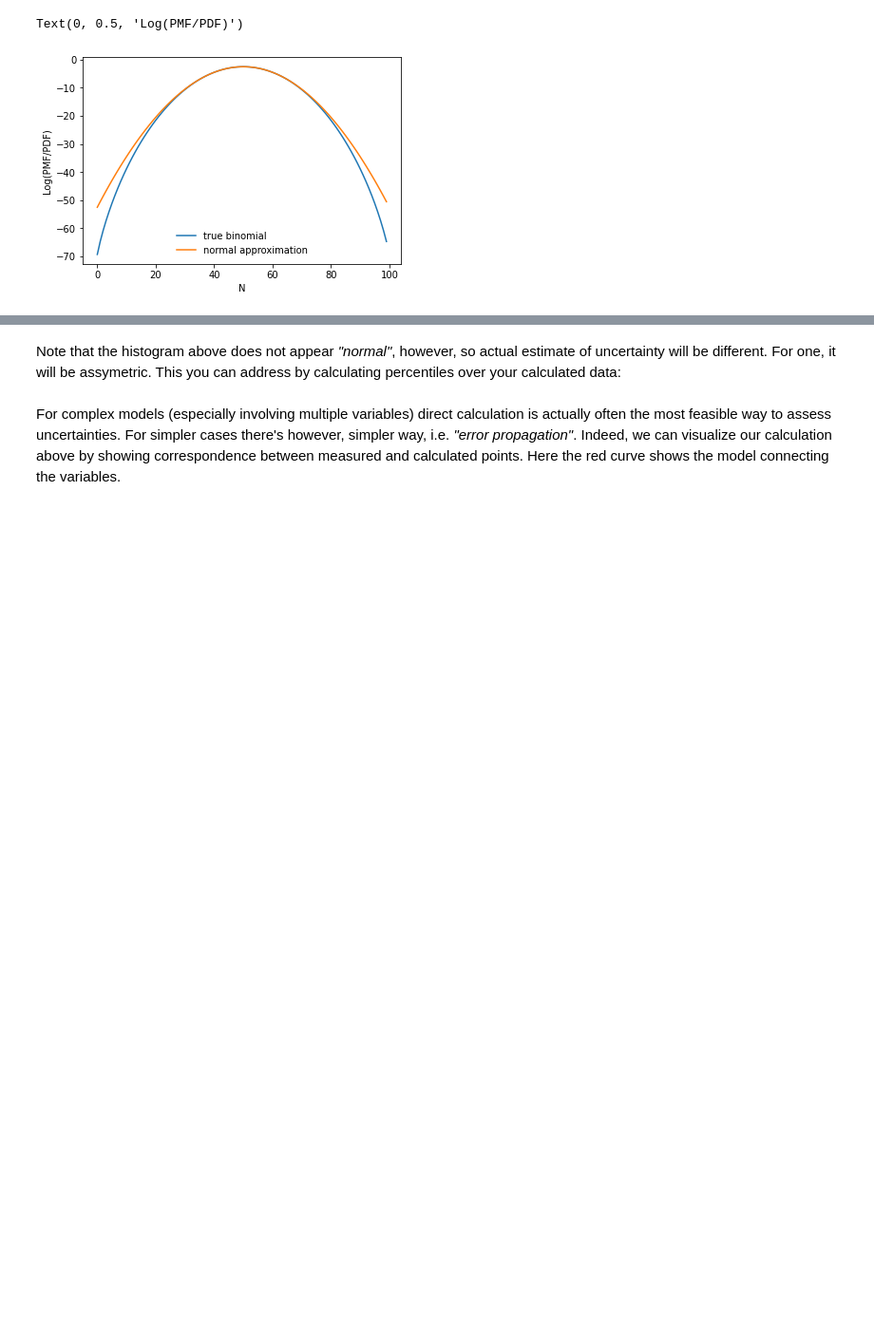
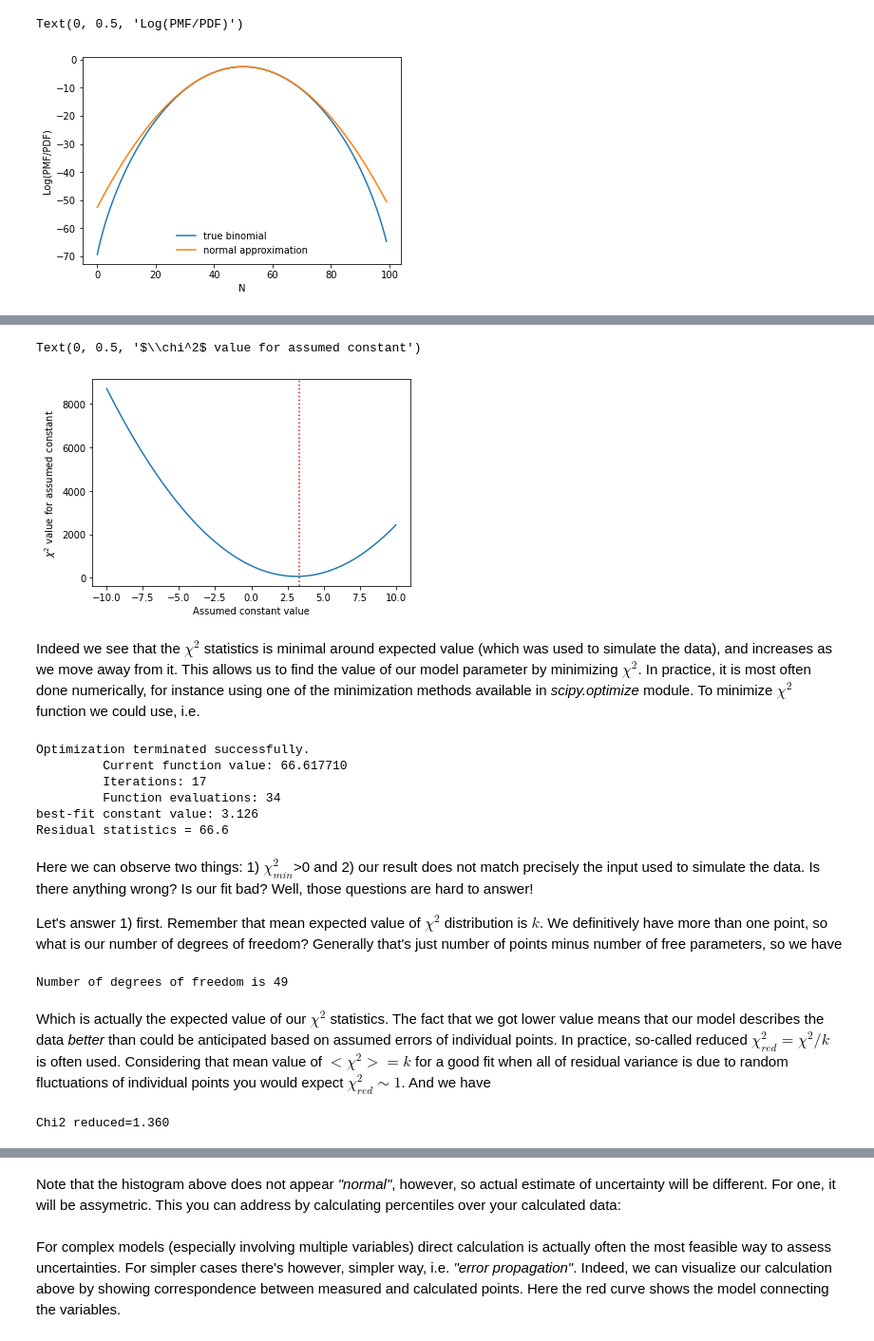
Before and after one commit to doroshv/xobs, a Jupyter notebook: 01_Basics_of_statistics.ipynb, the cells around one changed output, grey strips where cells are left out. Shown at 95% size. Drawn from its saved outputs; the diff is of its cells as text; code cells hidden in the pictures; blank space fills up the shorter version.

Commit message:
updated readme and uploaded first lecture on statistics

```diff
--- a/01_Basics_of_statistics.ipynb
+++ b/01_Basics_of_statistics.ipynb
@@ -259,0 +322,39 @@ We touched already the issue of hypothesis testing (i.e. when discussing testing
+# %%
+chi2 = lambda searched_constant: sum(((random_data-searched_constant)/random_error)**2)
+constants_to_try = linspace(-10,10,100)
+plt.plot(constants_to_try,[chi2(x) for x in constants_to_try])
+plt.axvline(constant_value, ls='dotted',c='r')
+plt.xlabel('Assumed constant value')
+plt.ylabel('$\chi^2$ value for assumed constant')
+# %% [output]
+Text(0, 0.5, '$\\chi^2$ value for assumed constant')
+[figure, added]
+# %% [markdown]
+Indeed we see that the $\chi^2$ statistics is minimal around expected value (which was used to simulate the data), and increases as we move away from it. This allows us to find the value of our model parameter by minimizing $\chi^2$. In practice, it is most often done numerically, for instance using one of the minimization methods available in _scipy.optimize_ module. To minimize $\chi^2$ function we could use, i.e.
+# %%
+import scipy.optimize
+best_fit_value = scipy.optimize.fmin(lambda p: sum(((random_data-p[0])/random_error)**2),[5])
+print("best-fit constant value: %.3f"%best_fit_value)
+print("Residual statistics = %.1f"%chi2(best_fit_value))
+# %% [output]
+Optimization terminated successfully.
+         Current function value: 66.617710
+         Iterations: 17
+         Function evaluations: 34
+best-fit constant value: 3.126
+Residual statistics = 66.6
+# %% [markdown]
+Here we can observe two things: 1) $\chi^2_{min}$>0 and 2) our result does not match precisely the input used to simulate the data. Is there anything wrong? Is our fit bad? Well, those questions are hard to answer!
+
+Let's answer 1) first. Remember that mean expected value of $\chi^2$ distribution is $k$. We definitively have more than one point, so what is our number of degrees of freedom? Generally that's just number of points minus number of free parameters, so we have
+# %%
+k = len(random_data) - 1
+print("Number of degrees of freedom is %d"%k)
+# %% [output]
+Number of degrees of freedom is 49
+# %% [markdown]
+Which is actually the expected value of our $\chi^2$ statistics. The fact that we got lower value means that our model describes the data _better_ than could be anticipated based on assumed errors of individual points. In practice, so-called reduced $\chi^2_{red}=\chi^2/k$ is often used. Considering that mean value of $<\chi^2>=k$ for a good fit when all of residual variance is due to random fluctuations of individual points you would expect $\chi^2_{red}\sim1$. And we have
+# %%
+print("Chi2 reduced=%.3f"%(chi2(best_fit_value)/k))
+# %% [output]
+Chi2 reduced=1.360
```
Also changed, not shown: parts of 67 cells of this notebook, 1 other file.
